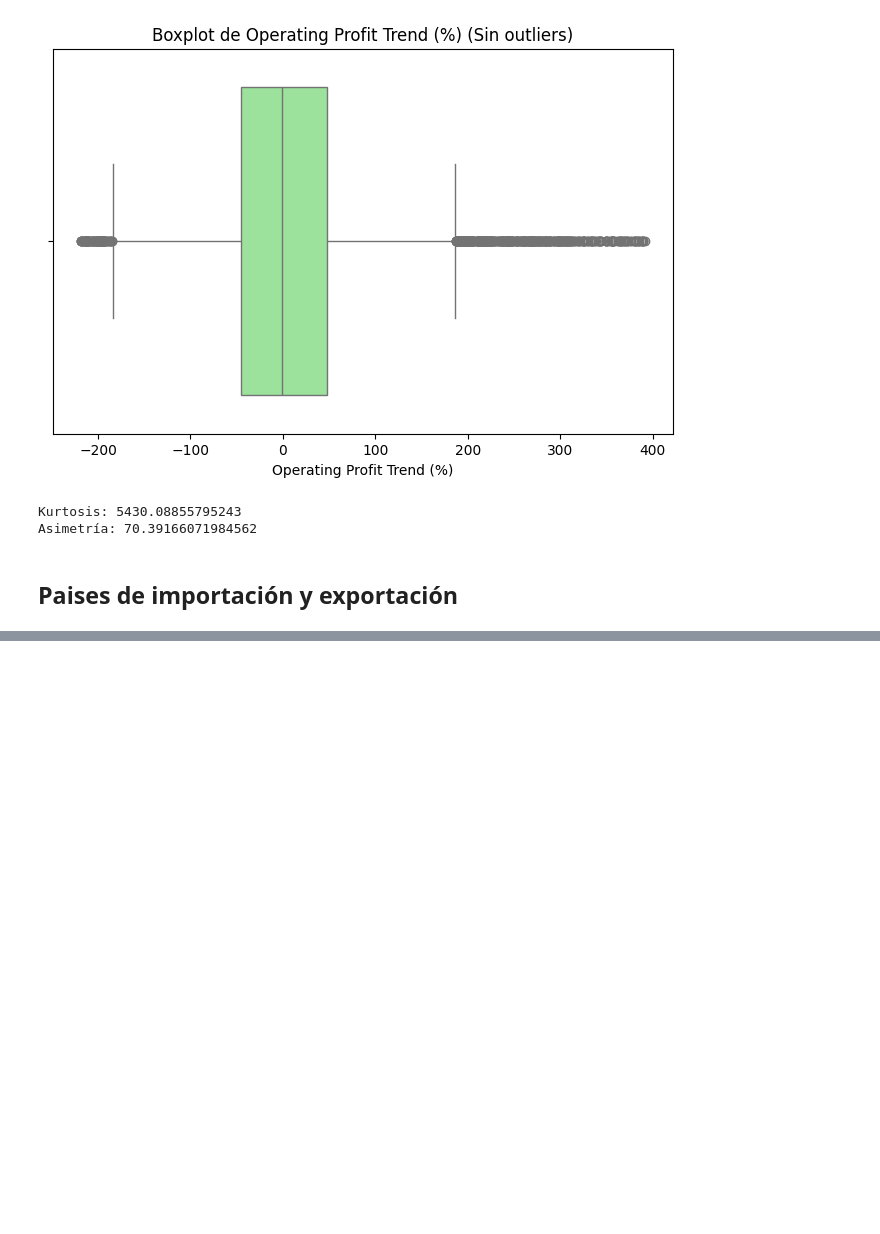
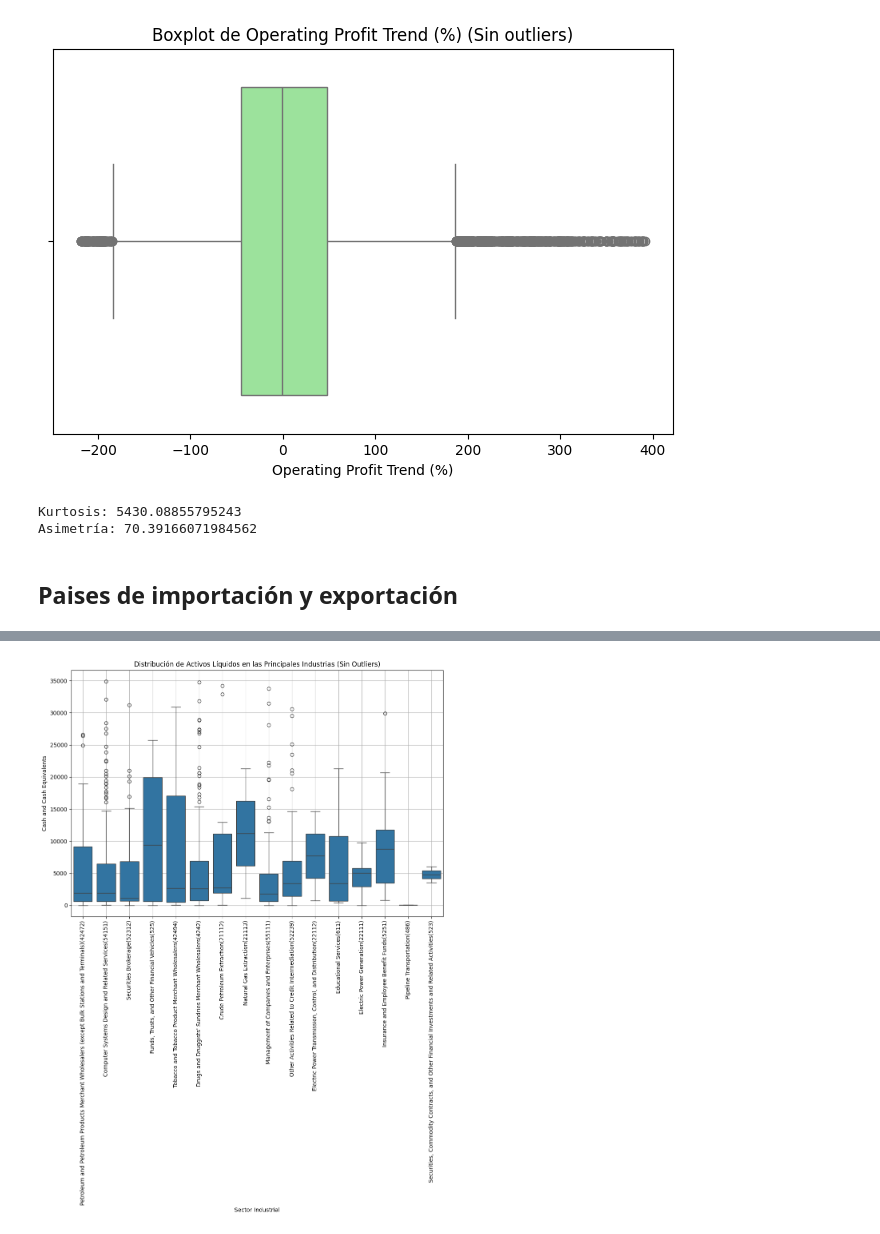
Before and after one commit to juanDango/ProyectoCienciaDatos, a Jupyter notebook: analisis.ipynb, the cells around one changed output, grey strips where cells are left out. Cells and saved outputs as stored; diff of their text form; code cells hidden in the pictures; blank space fills up the shorter version.

```diff
--- a/analisis.ipynb
+++ b/analisis.ipynb
@@ -509,0 +647,33 @@ plt.show()
+# %%
+
+def graficar_box_por_industria(columna, IQR_PROP = 1.5):
+    # Filtrar el DataFrame original para incluir solo las industrias del análisis de Pareto (top 20%)
+    pareto_industries = pareto_threshold.index
+    filtered_df = datos[datos['First_Sector'].isin(pareto_industries)]
+
+    # Calcular los límites de los outliers utilizando el rango intercuartílico (IQR)
+    Q1 = filtered_df[columna].quantile(0.25)
+    Q3 = filtered_df[columna].quantile(0.75)
+    IQR = Q3 - Q1
+
+    # Definir los límites inferior y superior para los valores no considerados outliers
+    lower_bound = Q1 - IQR_PROP * IQR
+    upper_bound = Q3 + IQR_PROP * IQR
+
+    # Filtrar los datos eliminando los outliers
+    filtered_df_no_outliers = filtered_df[(filtered_df[columna] >= lower_bound) &
+                                        (filtered_df[columna] <= upper_bound)]
+
+    # Crear el boxplot sin los outliers
+    plt.figure(figsize=(12,8))
+    sns.boxplot(x='First_Sector', y=columna, data=filtered_df_no_outliers)
+    plt.title('Distribución de Activos Líquidos en las Principales Industrias (Sin Outliers)')
+    plt.xlabel('Sector Industrial')
+    plt.ylabel(columna)
+    plt.xticks(rotation=90)
+    plt.grid(True)
+    plt.show()
+# %%
+graficar_box_por_industria('Cash and Cash Equivalents')
+# %% [output]
+[figure, added]
```
Also changed, not shown: parts of 29 cells of this notebook.
